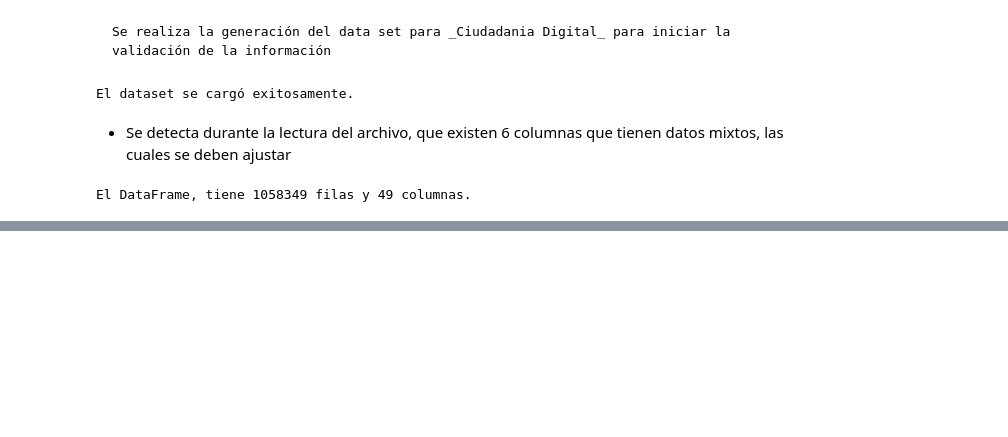
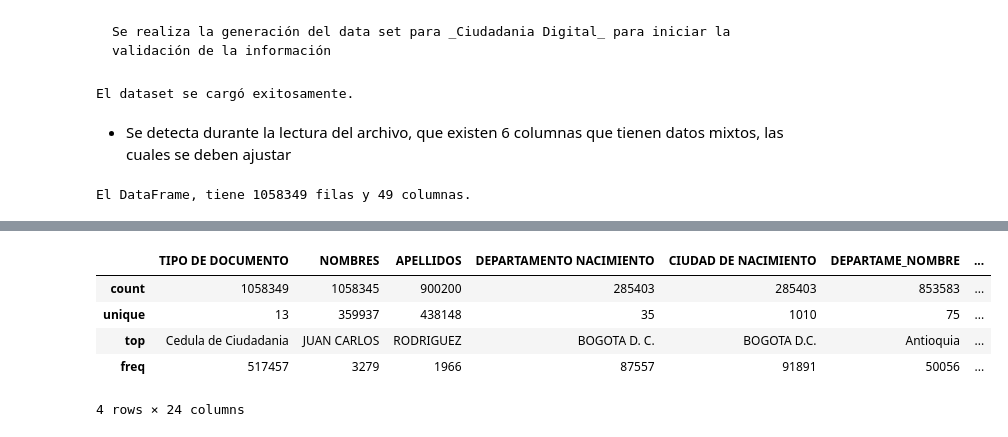
Before and after one commit to Dalivi83/analisisyvisualizaciondata, a Jupyter notebook: laboratorio2.ipynb, the cells around one changed output, grey strips where cells are left out. Cells and saved outputs as stored; diff of their text form; code cells hidden in the pictures; blank space fills up the shorter version.

```diff
--- a/laboratorio2.ipynb
+++ b/laboratorio2.ipynb
@@ -81,0 +154,11 @@ df_Ciudadania_digital.sample(30)
+# %%
+# Descripción de las variables categóricas
+
+df_Ciudadania_digital.describe(include = ['object'])
+# %% [output]
+|  | TIPO DE DOCUMENTO | NOMBRES | APELLIDOS | DEPARTAMENTO NACIMIENTO | CIUDAD DE NACIMIENTO | DEPARTAME_NOMBRE | ... |
+| count | 1058349 | 1058345 | 900200 | 285403 | 285403 | 853583 | ... |
+| unique | 13 | 359937 | 438148 | 35 | 1010 | 75 | ... |
+| top | Cedula de Ciudadania | JUAN CARLOS | RODRIGUEZ | BOGOTA D. C. | BOGOTA D.C. | Antioquia | ... |
+| freq | 517457 | 3279 | 1966 | 87557 | 91891 | 50056 | ... |
+4 rows × 24 columns
```
Also changed, not shown: parts of 8 cells of this notebook.
